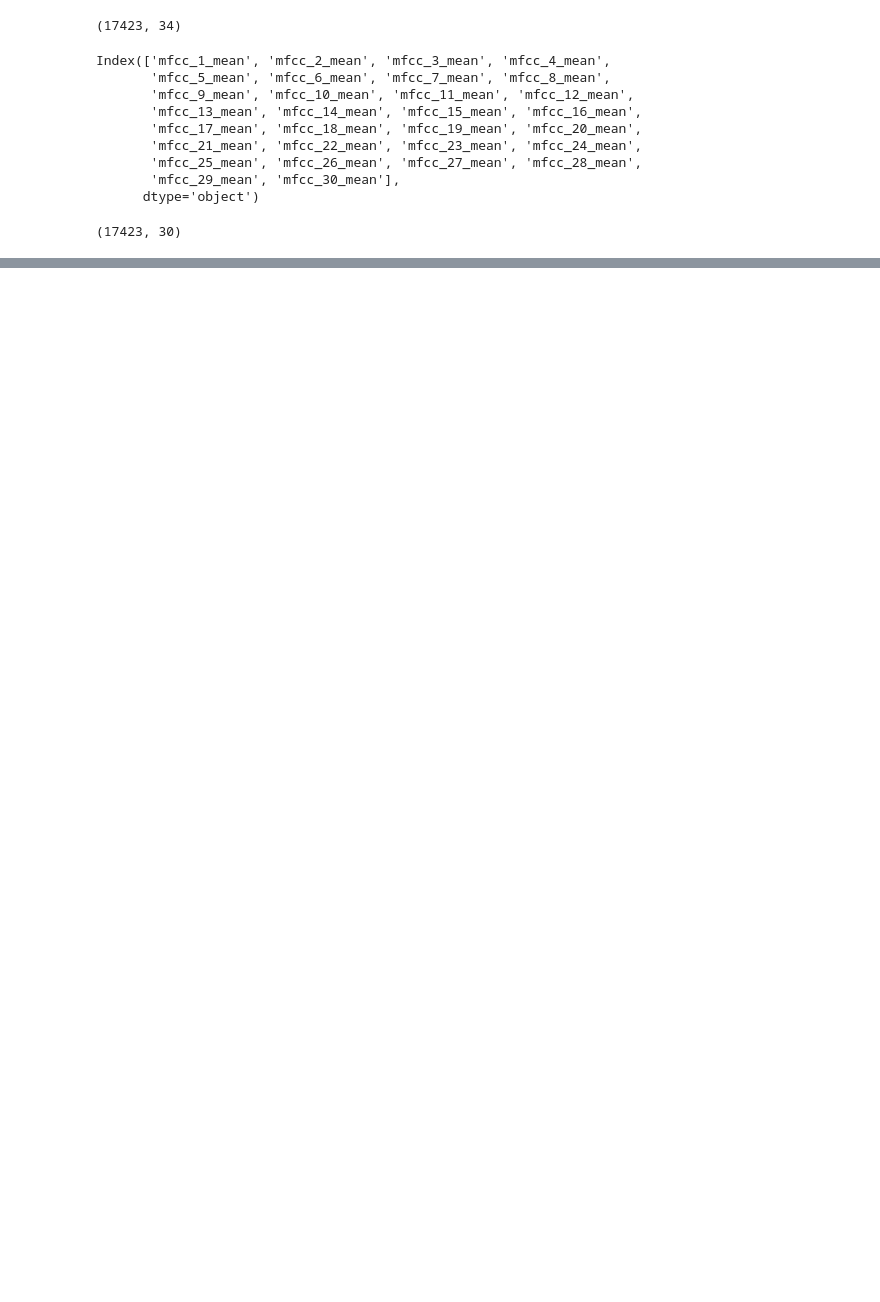
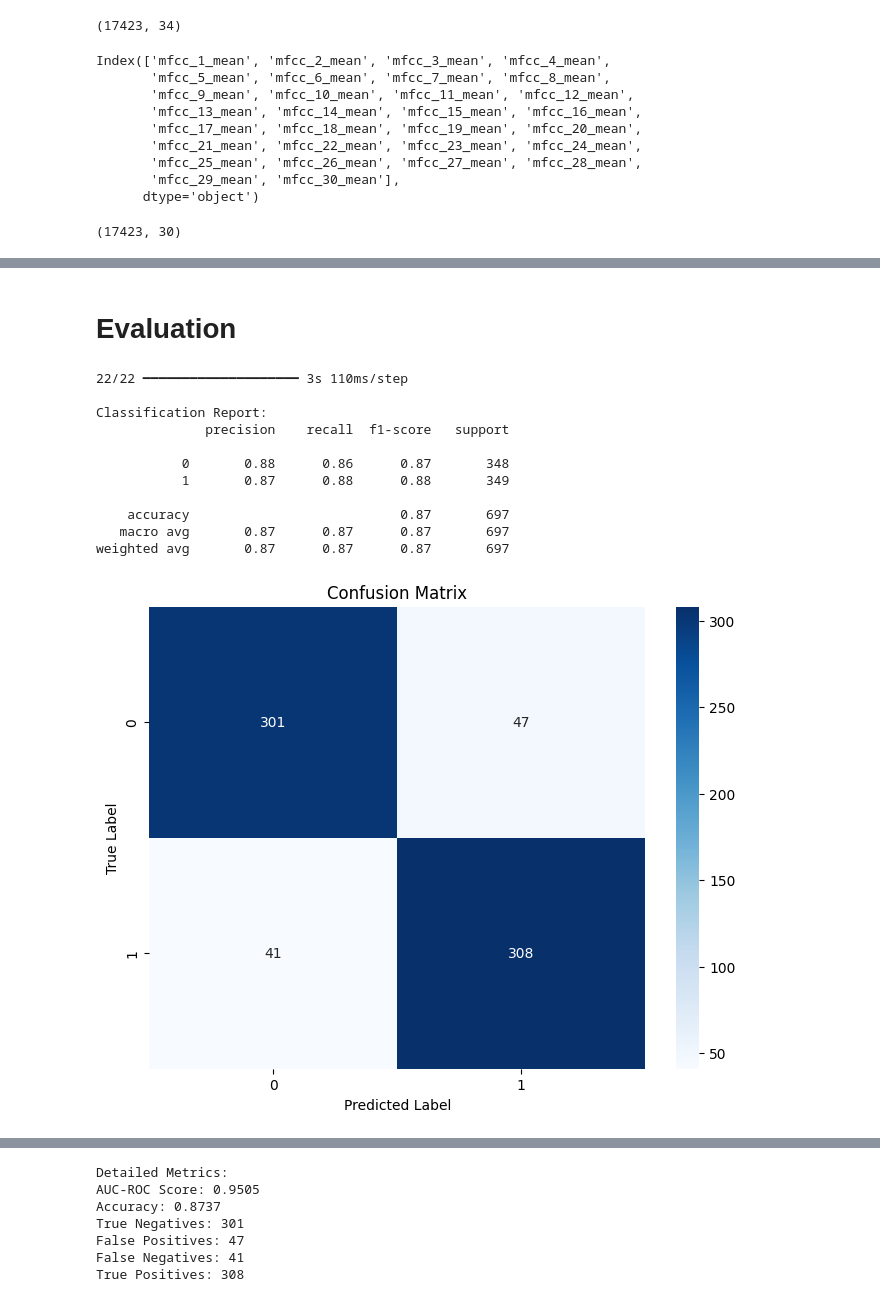
Before and after one commit to ronanhansel/deepfake-audio-detector, a Jupyter notebook: train.ipynb, the cells around one changed output, grey strips where cells are left out. Cells and saved outputs as stored; diff of their text form; code cells hidden in the pictures; blank space fills up the shorter version.

```diff
--- a/train.ipynb
+++ b/train.ipynb
@@ -196,0 +195,2 @@ plt.show()
+# %% [markdown]
+# Evaluation
@@ -196,0 +203,55 @@ plt.show()
+# %%
+# 1. Load model and predict
+model = keras.models.load_model("best_model.keras")
+y_pred = model.predict(X_val_scaled)
+y_pred_binary = (y_pred > 0.5).astype(int).flatten()
+
+# 2. Print classification metrics
+print("\nClassification Report:")
+print(classification_report(y_val, y_pred_binary))
+
+# 3. Create confusion matrix
+cm = confusion_matrix(y_val, y_pred_binary)
+plt.figure(figsize=(8, 6))
+sns.heatmap(cm, annot=True, fmt='d', cmap='Blues')
+plt.title('Confusion Matrix')
+plt.ylabel('True Label')
+plt.xlabel('Predicted Label')
+plt.show()
+
+# 4. Plot ROC curve
+fpr, tpr, _ = roc_curve(y_val, y_pred)
+roc_auc = auc(fpr, tpr)
+
+plt.figure(figsize=(8, 6))
+plt.plot(fpr, tpr, color='darkorange', lw=2, label=f'ROC curve (AUC = {roc_auc:.2f})')
+plt.plot([0, 1], [0, 1], color='navy', lw=2, linestyle='--')
+plt.xlim([0.0, 1.0])
+plt.ylim([0.0, 1.05])
+plt.xlabel('False Positive Rate')
+plt.ylabel('True Positive Rate')
+plt.title('Receiver Operating Characteristic (ROC) Curve')
+plt.legend(loc="lower right")
+plt.show()
+
+# 5. Print additional metrics
+print("\nDetailed Metrics:")
+print(f"AUC-ROC Score: {roc_auc:.4f}")
+print(f"Accuracy: {(y_pred_binary == y_val).mean():.4f}")
+print(f"True Negatives: {cm[0][0]}")
+print(f"False Positives: {cm[0][1]}")
+print(f"False Negatives: {cm[1][0]}")
+print(f"True Positives: {cm[1][1]}")
+# %% [output]
+22/22 ━━━━━━━━━━━━━━━━━━━━ 3s 110ms/step
+
+Classification Report:
+              precision    recall  f1-score   support
+
+           0       0.88      0.86      0.87       348
+           1       0.87      0.88      0.88       349
+
+    accuracy                           0.87       697
+   macro avg       0.87      0.87      0.87       697
+weighted avg       0.87      0.87      0.87       697
+[figure, added]
@@ -196,0 +259,7 @@ plt.show()
+Detailed Metrics:
+AUC-ROC Score: 0.9505
+Accuracy: 0.8737
+True Negatives: 301
+False Positives: 47
+False Negatives: 41
+True Positives: 308
```
Also changed, not shown: parts of 6 cells of this notebook, 31 other files.
